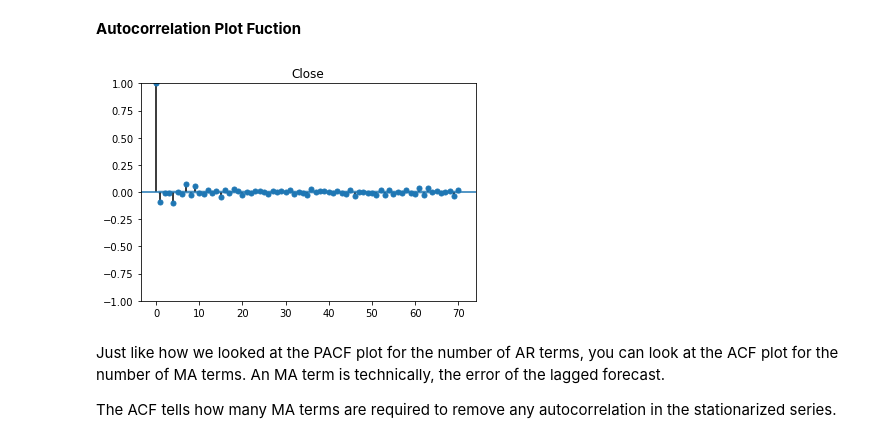
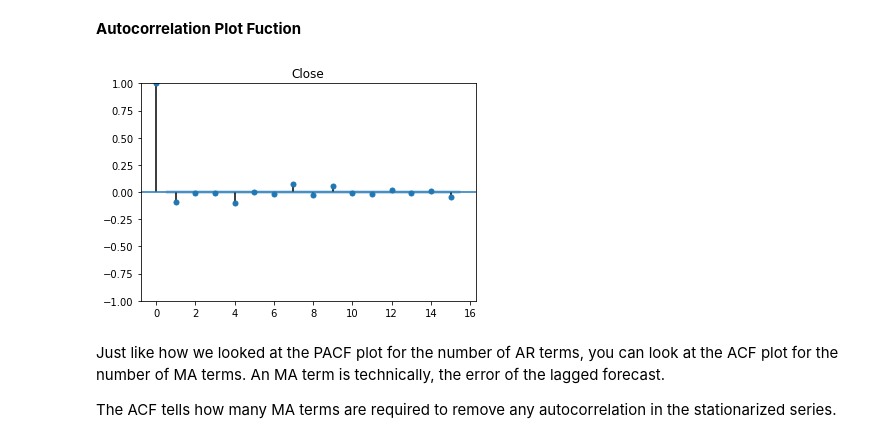
Before and after one commit to francescoliso/Time-Series-Analysis, a Jupyter notebook: 4_Arima_Arimax_Sarima_Sarimax.ipynb, the cells around one changed output. Drawn from its saved outputs; the diff is of its cells as text; code cells hidden in the pictures.

```diff
--- a/4_Arima_Arimax_Sarima_Sarimax.ipynb
+++ b/4_Arima_Arimax_Sarima_Sarimax.ipynb
@@ -138,7 +136,7 @@ from statsmodels.graphics.tsaplots import plot_pacf
 columns = ['Close']
 
 for i in columns:
-  plot_pacf(df[i].diff().dropna(),lags=70,title=i)
+  plot_pacf(df[i].diff().dropna(),lags=15,title=i)
   plt.show()
   print('')
 # %% [output]
@@ -153,14 +151,14 @@ Any autocorrelation in a stationarized series can be rectified by adding enough
 # %%
 from statsmodels.graphics.tsaplots import plot_acf
 
 columns = ['Close']
 
 for i in columns:
-  plot_acf(df[i].diff().dropna(),lags=70,title=i)
+  plot_acf(df[i].diff().dropna(),lags=15,title=i)
   plt.show()
   print('')
 # %% [output]
-[figure, old version]
+[figure, new version]
 # %% [markdown]
 Just like how we looked at the PACF plot for the number of AR terms, you can look at the ACF plot for the number of MA terms. An MA term is technically, the error of the lagged forecast.
 
```
Also changed, not shown: parts of 17 cells of this notebook.
